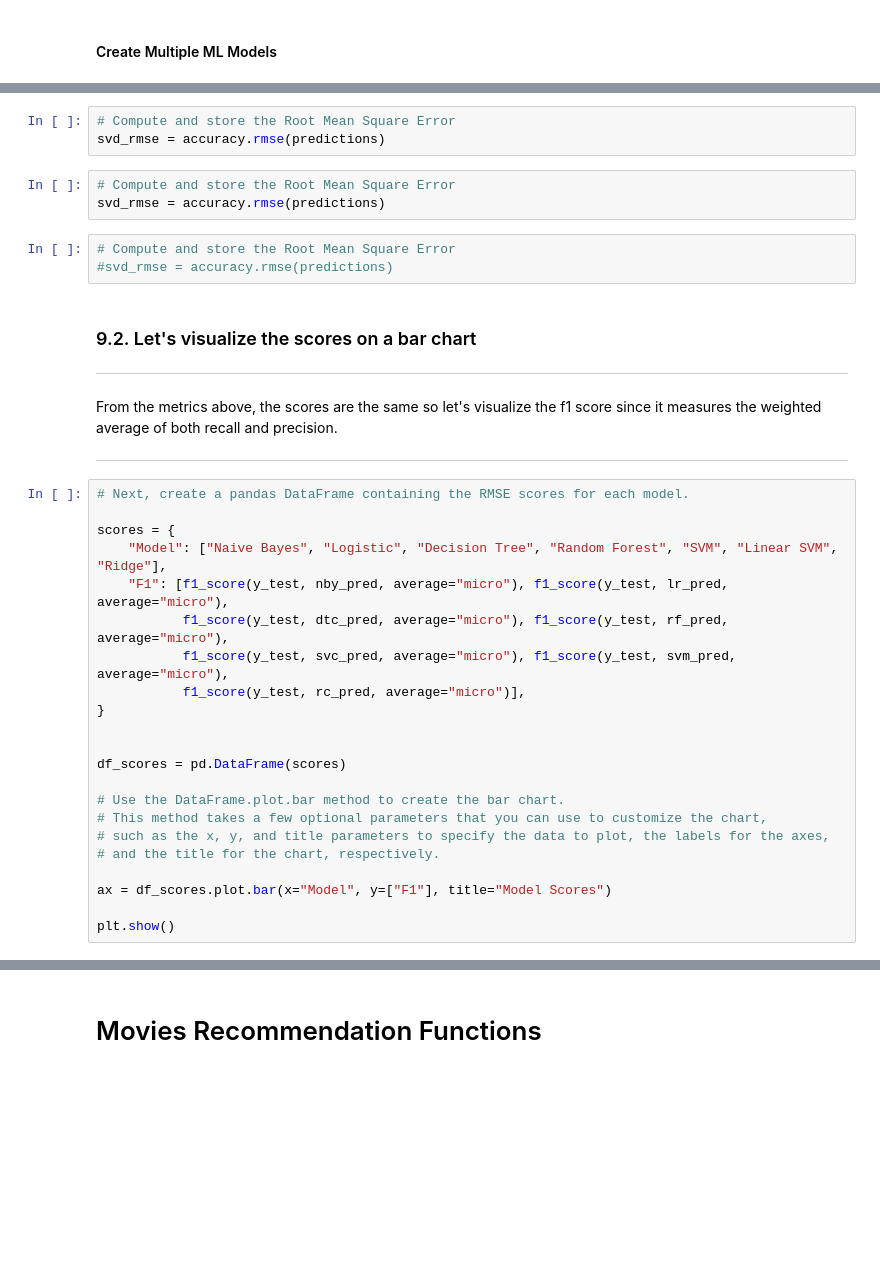
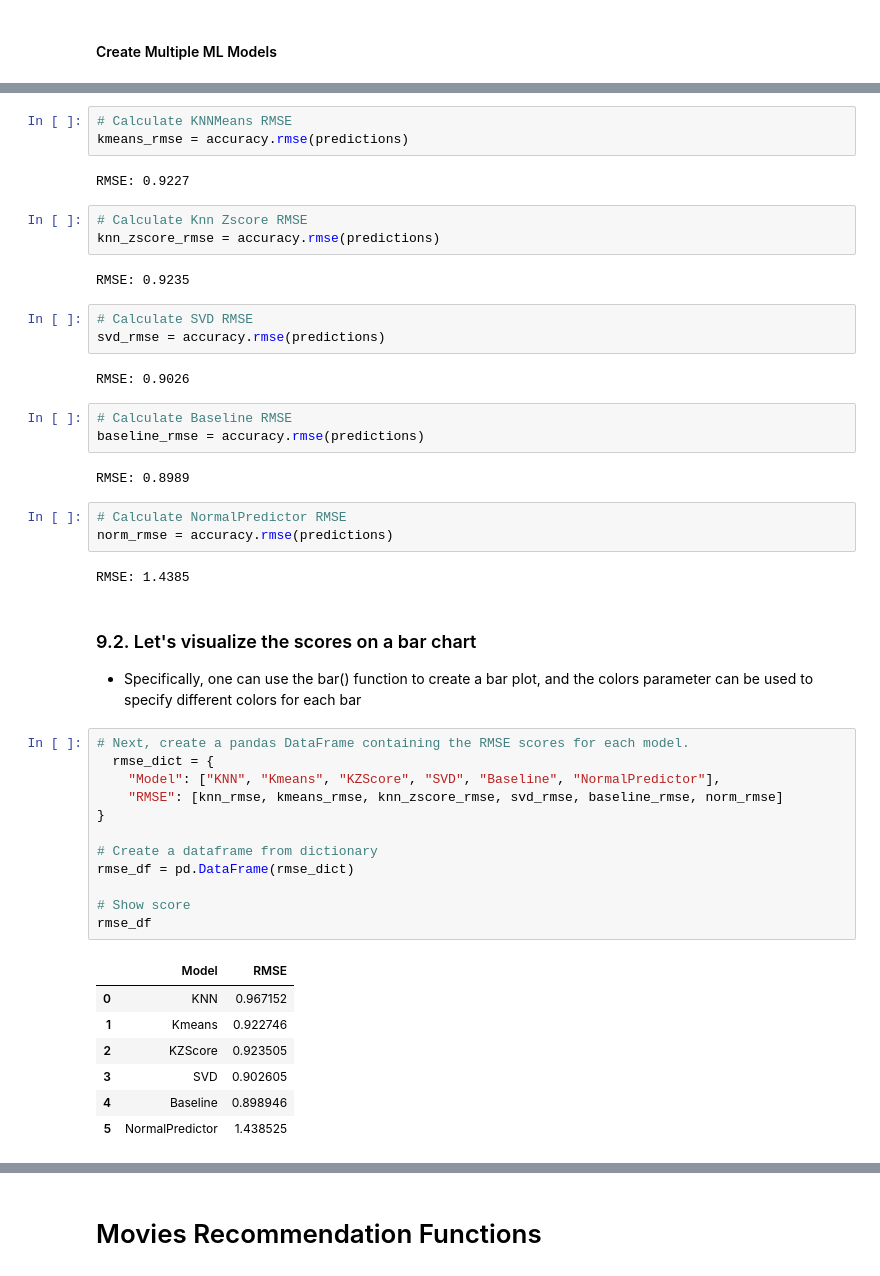
Before and after one commit to JasperZeroes/TeamND2-unsupervised-predict, a Jupyter notebook: TeamND2_notebook.ipynb, the cells around one changed output, grey strips where cells are left out. Cells and saved outputs as stored; diff of their text form; blank space fills up the shorter version.

Commit message:
added 3 more models and a description of how the model works

```diff
--- a/TeamND2_notebook.ipynb
+++ b/TeamND2_notebook.ipynb
@@ -921,39 +926,49 @@ RMSE: 0.8413
 # %%
-# Compute and store the Root Mean Square Error
-svd_rmse = accuracy.rmse(predictions)
+# Calculate KNNMeans RMSE
+kmeans_rmse = accuracy.rmse(predictions)
+# %% [output]
+RMSE: 0.9227
 # %%
-# Compute and store the Root Mean Square Error
-svd_rmse = accuracy.rmse(predictions)
+# Calculate Knn Zscore RMSE
+knn_zscore_rmse = accuracy.rmse(predictions)
+# %% [output]
+RMSE: 0.9235
 # %%
-# Compute and store the Root Mean Square Error
-#svd_rmse = accuracy.rmse(predictions)
+# Calculate SVD RMSE
+svd_rmse = accuracy.rmse(predictions)
+# %% [output]
+RMSE: 0.9026
+# %%
+# Calculate Baseline RMSE
+baseline_rmse = accuracy.rmse(predictions)
+# %% [output]
+RMSE: 0.8989
+# %%
+# Calculate NormalPredictor RMSE
+norm_rmse = accuracy.rmse(predictions)
+# %% [output]
+RMSE: 1.4385
 # %% [markdown]
 ### 9.2. Let's visualize the scores on a bar chart
 
----
-
-From the metrics above, the scores are the same so let's visualize the f1 score since it measures the weighted average of both recall and precision.
-
----
+* Specifically, one can use the bar() function to create a bar plot, and the colors parameter can be used to specify different colors for each bar
 # %%
 # Next, create a pandas DataFrame containing the RMSE scores for each model.
-
-scores = {
-    "Model": ["Naive Bayes", "Logistic", "Decision Tree", "Random Forest", "SVM", "Linear SVM", "Ridge"],
-    "F1": [f1_score(y_test, nby_pred, average="micro"), f1_score(y_test, lr_pred, average="micro"),
-           f1_score(y_test, dtc_pred, average="micro"), f1_score(y_test, rf_pred, average="micro"),
-           f1_score(y_test, svc_pred, average="micro"), f1_score(y_test, svm_pred, average="micro"),
-           f1_score(y_test, rc_pred, average="micro")],
+  rmse_dict = {
+    "Model": ["KNN", "Kmeans", "KZScore", "SVD", "Baseline", "NormalPredictor"],
+    "RMSE": [knn_rmse, kmeans_rmse, knn_zscore_rmse, svd_rmse, baseline_rmse, norm_rmse]
 }
 
+# Create a dataframe from dictionary
+rmse_df = pd.DataFrame(rmse_dict)
 
-df_scores = pd.DataFrame(scores)
-
-# Use the DataFrame.plot.bar method to create the bar chart.
-# This method takes a few optional parameters that you can use to customize the chart,
-# such as the x, y, and title parameters to specify the data to plot, the labels for the axes,
-# and the title for the chart, respectively.
-
-ax = df_scores.plot.bar(x="Model", y=["F1"], title="Model Scores")
-
-plt.show()
+# Show score
+rmse_df
+# %% [output]
+|  | Model | RMSE |
+| 0 | KNN | 0.967152 |
+| 1 | Kmeans | 0.922746 |
+| 2 | KZScore | 0.923505 |
+| 3 | SVD | 0.902605 |
+| 4 | Baseline | 0.898946 |
+| 5 | NormalPredictor | 1.438525 |
```
Also changed, not shown: parts of 91 cells of this notebook.
